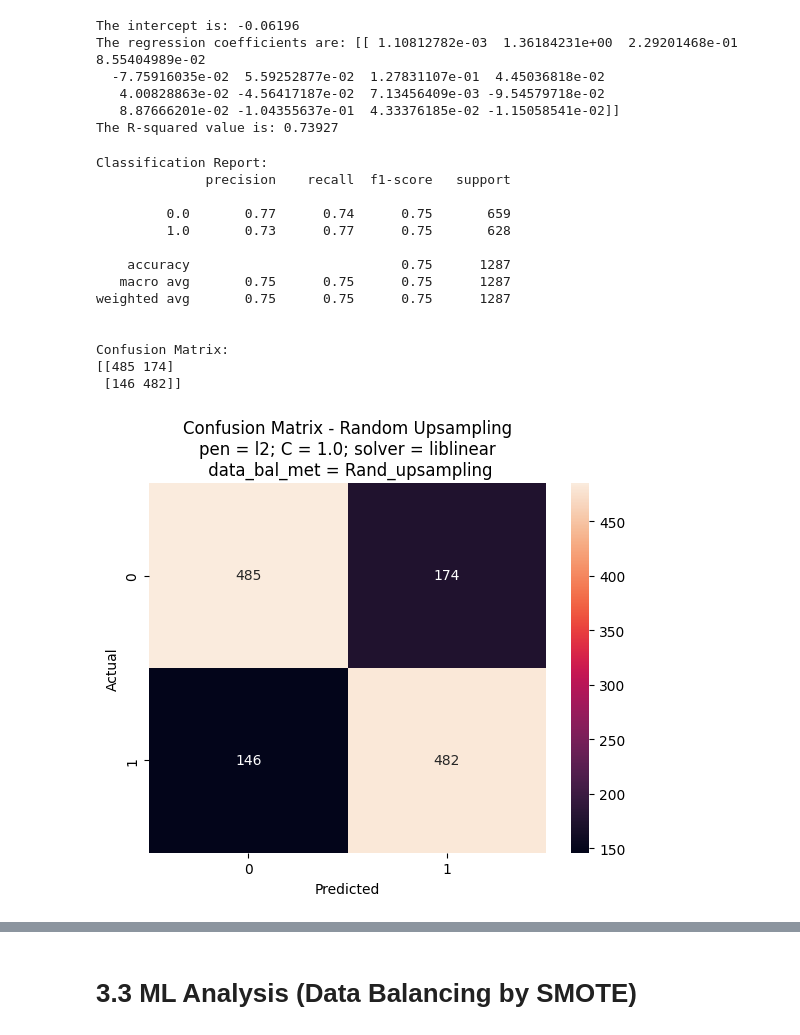
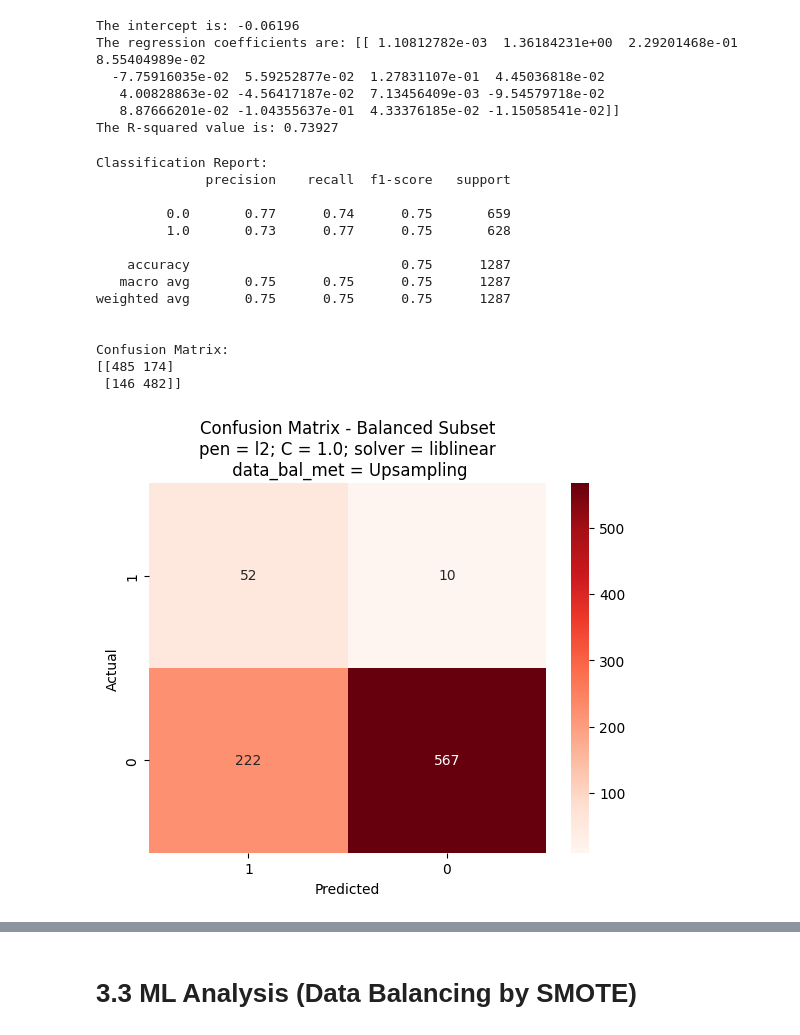
Before and after one commit to andysontran/13-CHL5230-F23, a Jupyter notebook: stroke_pred_model.ipynb, the cells around one changed output, grey strips where cells are left out. Saved outputs shown, nothing was run; the diff lists cells and outputs as text; code cells hidden in the pictures.

```diff
--- a/stroke_pred_model.ipynb
+++ b/stroke_pred_model.ipynb
@@ -1129,35 +1140,37 @@ y_up_pred = log_reg.predict(X_up_test)
 conf_matrix = confusion_matrix(y_up_test, y_up_pred)
 class_report = classification_report(y_up_test, y_up_pred)
 
 print("Classification Report:")
 print(class_report)
 print("\nConfusion Matrix:")
 print(conf_matrix,"\n")
 
 # Visualizing confusion matrix
-sns.heatmap(conf_matrix, annot=True, fmt='d')
+sns.heatmap(confusion_matrix(y_test, y_pred, labels = classes), annot = True,
+            xticklabels = classes, yticklabels = classes, cmap = 'Reds',
+            fmt = 'g')
 plt.ylabel('Actual')
 plt.xlabel('Predicted')
 title = 'Confusion Matrix - Balanced Subset\npen = ' + pen + '; C = ' + str(reg) + '; solver = ' + solv + '\n data_bal_met = ' + data_bal_met
 plt.title(title)
 
 plt.show()
 # %% [output]
 Classification Report:
               precision    recall  f1-score   support
 
          0.0       0.77      0.74      0.75       659
          1.0       0.73      0.77      0.75       628
 
     accuracy                           0.75      1287
    macro avg       0.75      0.75      0.75      1287
 weighted avg       0.75      0.75      0.75      1287
 
 
 Confusion Matrix:
 [[485 174]
  [146 482]]
-[figure, old version]
+[figure, new version]
 # %%
 # Use the model to make predictions on the testing data
 y_pred = log_reg.predict(X_test)
```
Also changed, not shown: parts of 28 cells of this notebook.
